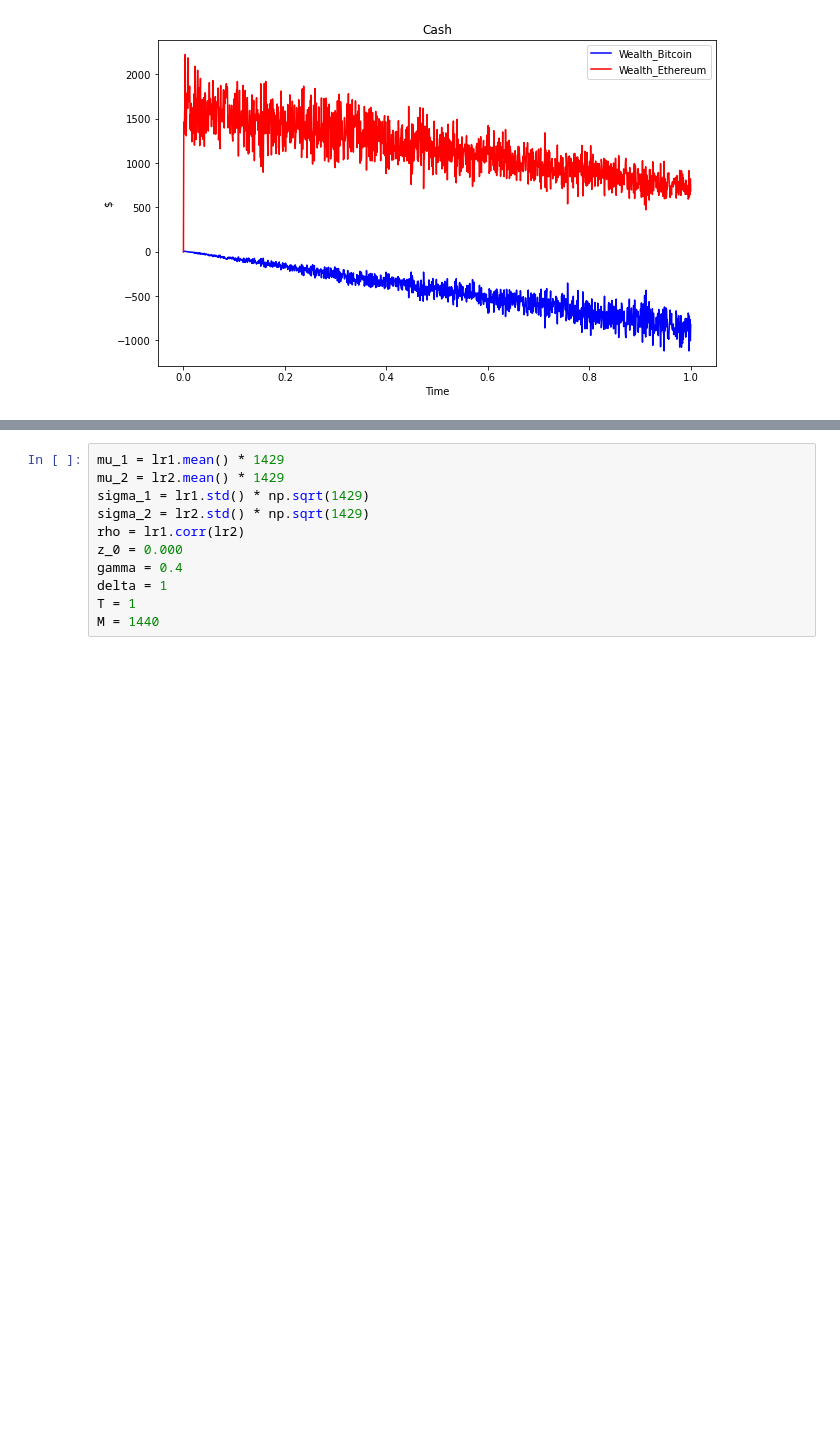
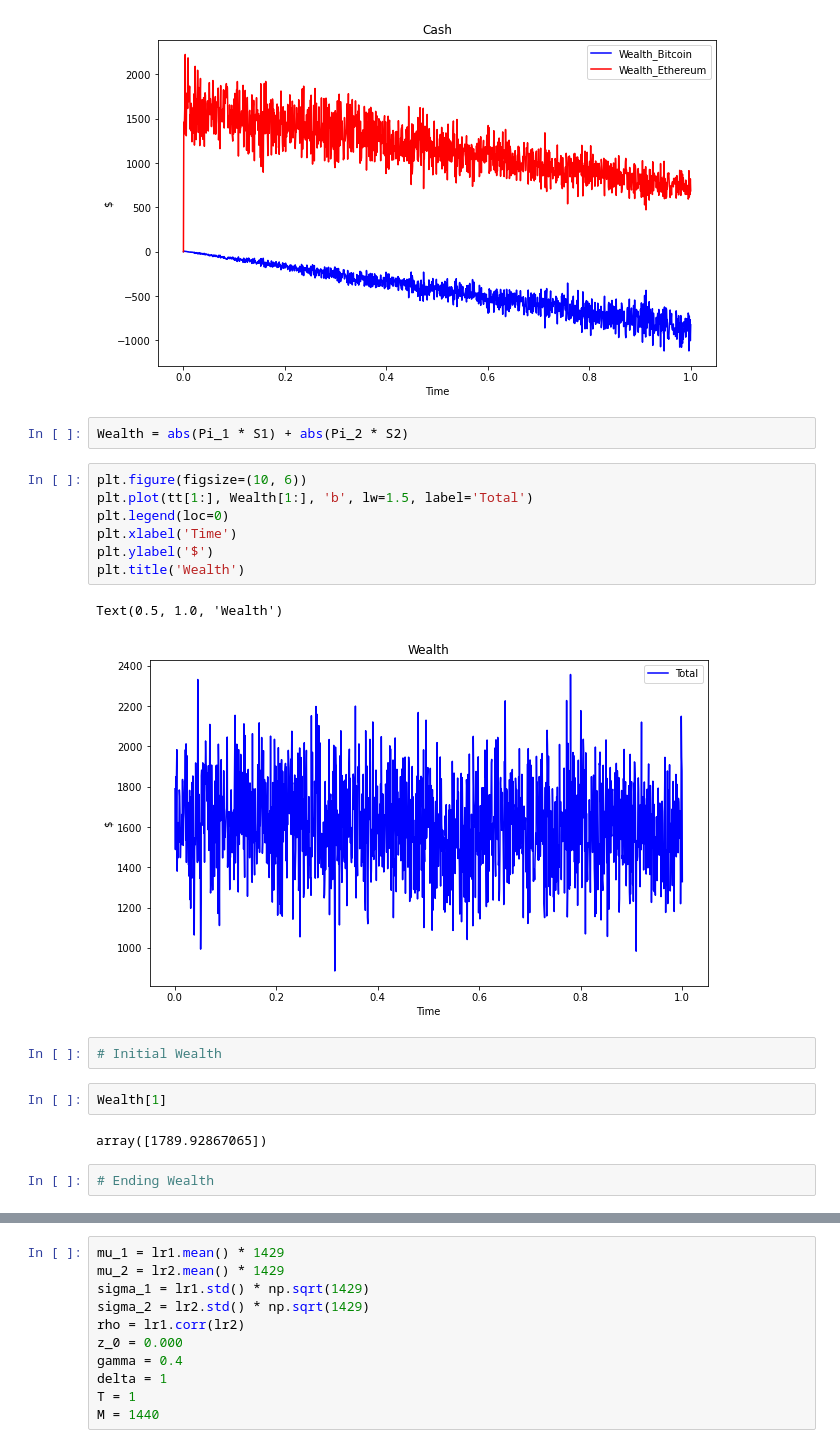
Before and after one commit to victorcananaba/HFT-AUTHENTIC-ASSESSMENT-FOR-SUBMISSION, a Jupyter notebook: HFT AUTHENTIC ASSESSMENT FOR SUBMISSION.ipynb, the cells around one changed output, grey strips where cells are left out. Saved outputs shown, nothing was run; the diff lists cells and outputs as text; blank space fills up the shorter version.

```diff
--- a/HFT AUTHENTIC ASSESSMENT FOR SUBMISSION.ipynb
+++ b/HFT AUTHENTIC ASSESSMENT FOR SUBMISSION.ipynb
@@ -176,3 +176,23 @@ plt.title('Cash')
 # %% [output]
 Text(0.5, 1.0, 'Cash')
 [figure]
+# %%
+Wealth = abs(Pi_1 * S1) + abs(Pi_2 * S2)
+# %%
+plt.figure(figsize=(10, 6))
+plt.plot(tt[1:], Wealth[1:], 'b', lw=1.5, label='Total')
+plt.legend(loc=0)
+plt.xlabel('Time')
+plt.ylabel('$')
+plt.title('Wealth')
+# %% [output]
+Text(0.5, 1.0, 'Wealth')
+[figure, added]
+# %%
+# Initial Wealth
+# %%
+Wealth[1]
+# %% [output]
+array([1789.92867065])
+# %%
+# Ending Wealth
```
Also changed, not shown: parts of 3 cells of this notebook.
